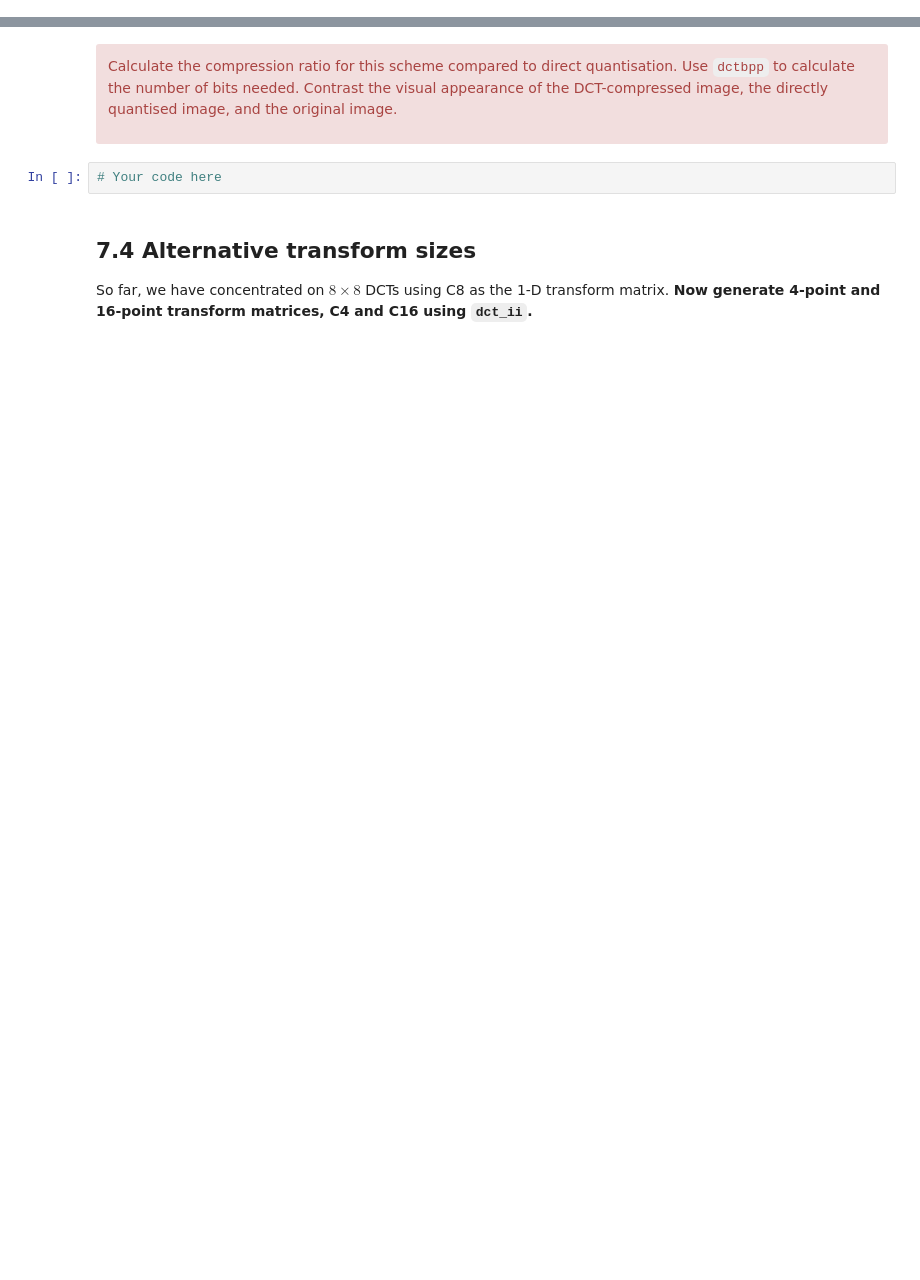
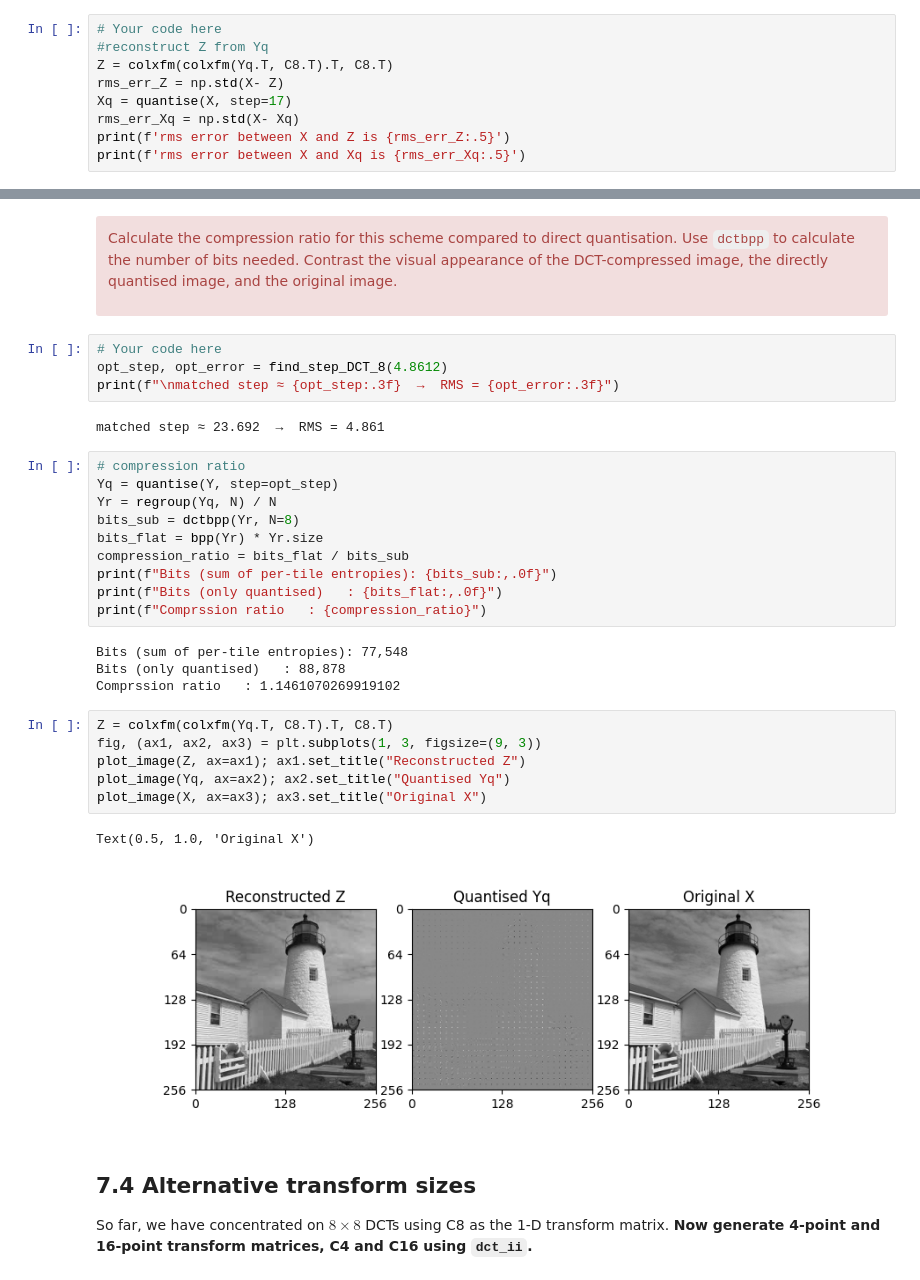
Before and after one commit to LucyYuanZihan/Lucy_cued_sf2_lab, a Jupyter notebook: 7-the-discrete-cosine-transform.ipynb, the cells around one changed output, grey strips where cells are left out. Cells and saved outputs as stored; diff of their text form; blank space fills up the shorter version.

```diff
--- a/7-the-discrete-cosine-transform.ipynb
+++ b/7-the-discrete-cosine-transform.ipynb
@@ -281,0 +367,9 @@ error produced by quantising `X` with a step-size of 17 to give `Xq`.
+# %%
+# Your code here
+#reconstruct Z from Yq
+Z = colxfm(colxfm(Yq.T, C8.T).T, C8.T)
+rms_err_Z = np.std(X- Z)
+Xq = quantise(X, step=17)
+rms_err_Xq = np.std(X- Xq)
+print(f'rms error between X and Z is {rms_err_Z:.5}')
+print(f'rms error between X and Xq is {rms_err_Xq:.5}')
@@ -289,8 +411,35 @@ error produced by quantising `X` with a step-size of 17 to give `Xq`.
 Calculate the compression ratio for this scheme compared to direct quantisation. Use `dctbpp` to calculate the number of bits needed. Contrast the visual appearance of the DCT-compressed image, the directly quantised image, and the original image.
 
 </div>
-# %%
-# Your code here
+# %%
+# Your code here
+opt_step, opt_error = find_step_DCT_8(4.8612)
+print(f"\nmatched step ≈ {opt_step:.3f}  →  RMS = {opt_error:.3f}")
+# %% [output]
+matched step ≈ 23.692  →  RMS = 4.861
+# %%
+# compression ratio
+Yq = quantise(Y, step=opt_step)
+Yr = regroup(Yq, N) / N
+bits_sub = dctbpp(Yr, N=8)
+bits_flat = bpp(Yr) * Yr.size
+compression_ratio = bits_flat / bits_sub
+print(f"Bits (sum of per-tile entropies): {bits_sub:,.0f}")
+print(f"Bits (only quantised)   : {bits_flat:,.0f}")
+print(f"Comprssion ratio   : {compression_ratio}")
+# %% [output]
+Bits (sum of per-tile entropies): 77,548
+Bits (only quantised)   : 88,878
+Comprssion ratio   : 1.1461070269919102
+# %%
+Z = colxfm(colxfm(Yq.T, C8.T).T, C8.T)
+fig, (ax1, ax2, ax3) = plt.subplots(1, 3, figsize=(9, 3))
+plot_image(Z, ax=ax1); ax1.set_title("Reconstructed Z")
+plot_image(Yq, ax=ax2); ax2.set_title("Quantised Yq")
+plot_image(X, ax=ax3); ax3.set_title("Original X")
+# %% [output]
+Text(0.5, 1.0, 'Original X')
+[figure, added]
 # %% [markdown]
 
 ## 7.4 Alternative transform sizes
```
Also changed, not shown: parts of 29 cells of this notebook.
